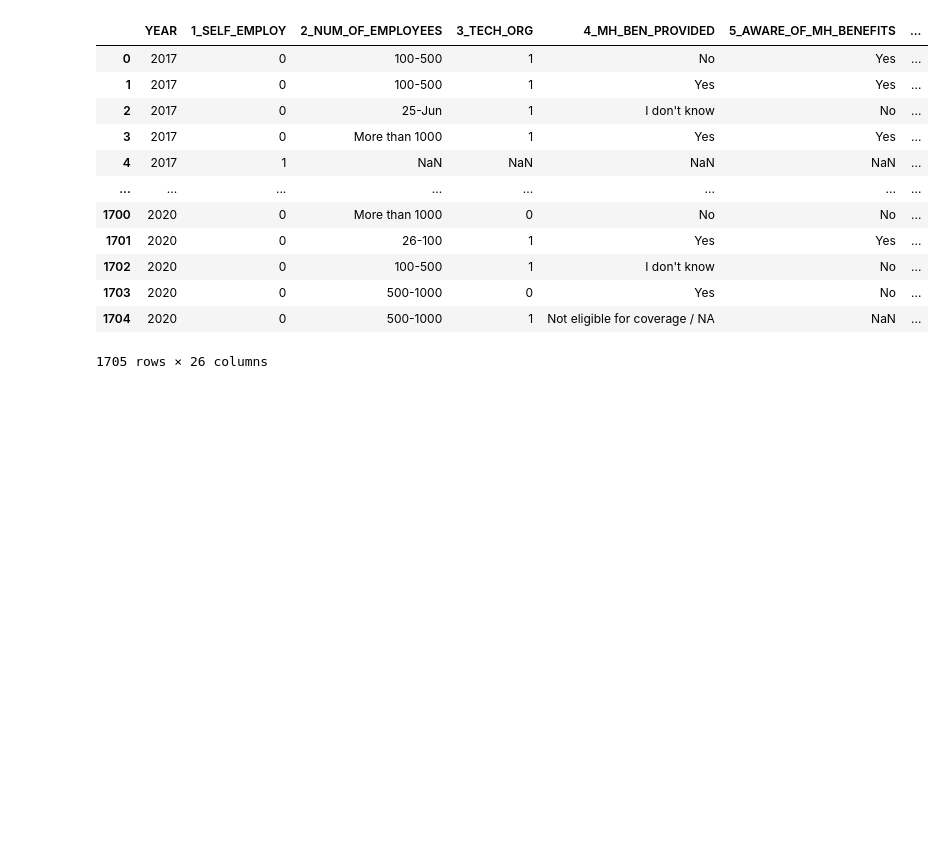
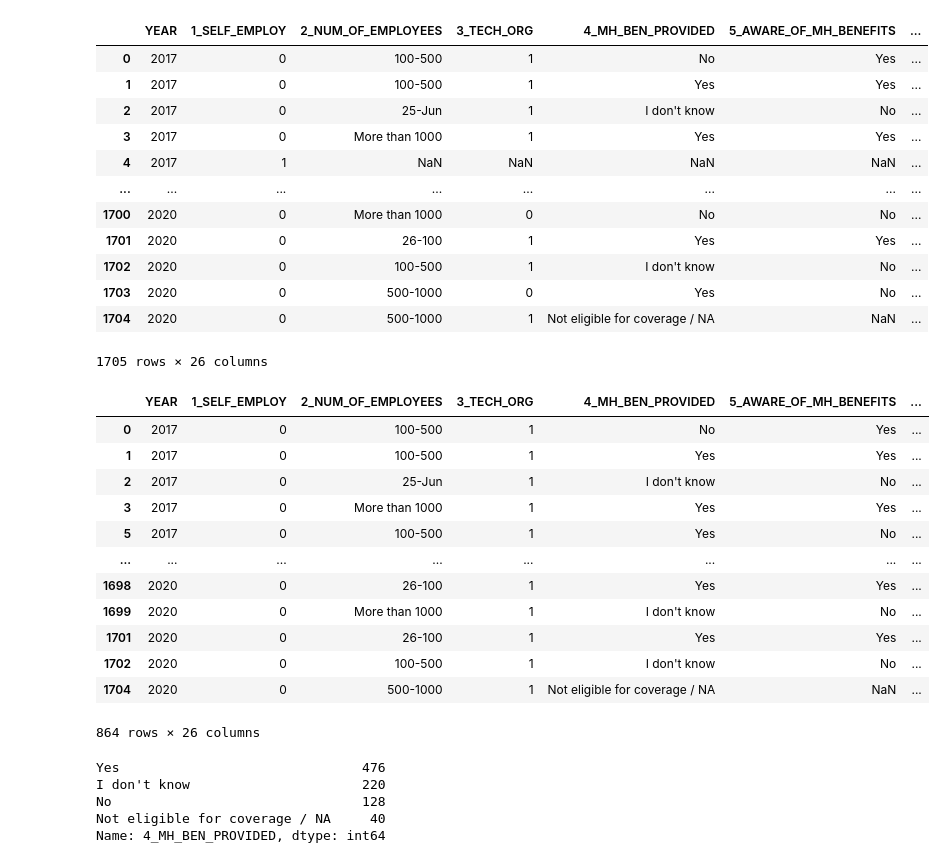
Before and after one commit to bennetyousuf/ProjectOne-MentalHealthinTech, a Jupyter notebook: Mental Health in Tech Data Cleanup.ipynb, the cells around one changed output. Drawn from its saved outputs; the diff is of its cells as text; code cells hidden in the pictures; blank space fills up the shorter version.

```diff
--- a/Mental Health in Tech Data Cleanup.ipynb
+++ b/Mental Health in Tech Data Cleanup.ipynb
@@ -44,3 +39,36 @@ survey_data_df
+# %%
+#Of responses from the Survey 864 out of 1705 particpants in the last 4 years were for employers in the tech industry
+# Filter out survey responses for individuals that were not employees of tech organizations (Survey question 3)
+#tech_mental_health will be the data frame that we use for ongoing anaylis.
+
+tech_mental_health = survey_data_df.loc[survey_data_df["3_TECH_ORG"]=="1"]
+tech_mental_health
+# %% [output]
+|  | YEAR | 1_SELF_EMPLOY | 2_NUM_OF_EMPLOYEES | 3_TECH_ORG | 4_MH_BEN_PROVIDED | 5_AWARE_OF_MH_BENEFITS | ... |
+| 0 | 2017 | 0 | 100-500 | 1 | No | Yes | ... |
+| 1 | 2017 | 0 | 100-500 | 1 | Yes | Yes | ... |
+| 2 | 2017 | 0 | 25-Jun | 1 | I don't know | No | ... |
+| 3 | 2017 | 0 | More than 1000 | 1 | Yes | Yes | ... |
+| 5 | 2017 | 0 | 100-500 | 1 | Yes | No | ... |
+| ... | ... | ... | ... | ... | ... | ... | ... |
+| 1698 | 2020 | 0 | 26-100 | 1 | Yes | Yes | ... |
+| 1699 | 2020 | 0 | More than 1000 | 1 | I don't know | No | ... |
+| 1701 | 2020 | 0 | 26-100 | 1 | Yes | Yes | ... |
+| 1702 | 2020 | 0 | 100-500 | 1 | I don't know | No | ... |
+| 1704 | 2020 | 0 | 500-1000 | 1 | Not eligible for coverage / NA | NaN | ... |
+864 rows × 26 columns
+# %%
+#1..#Analysis of Question 4 - How many employers provide mental health benefits
+#What was the breakdown of answers for this quesion of the 864 parcticipants that work in tech
+#Used to see if responses that were similar in sentiment but wrere free text by participants
+mental_health_benefits_responses= tech_mental_health["4_MH_BEN_PROVIDED"].value_counts()
+mental_health_benefits_responses
+# %% [output]
+Yes                               476
+I don't know                      220
+No                                128
+Not eligible for coverage / NA     40
+Name: 4_MH_BEN_PROVIDED, dtype: int64
 # %%
 #1. Analysis of Question 4 - How many employers provide mental health benefits across all 4 years
 #How many employees answered this question - 1463
```
Also changed, not shown: parts of 6 cells of this notebook.
